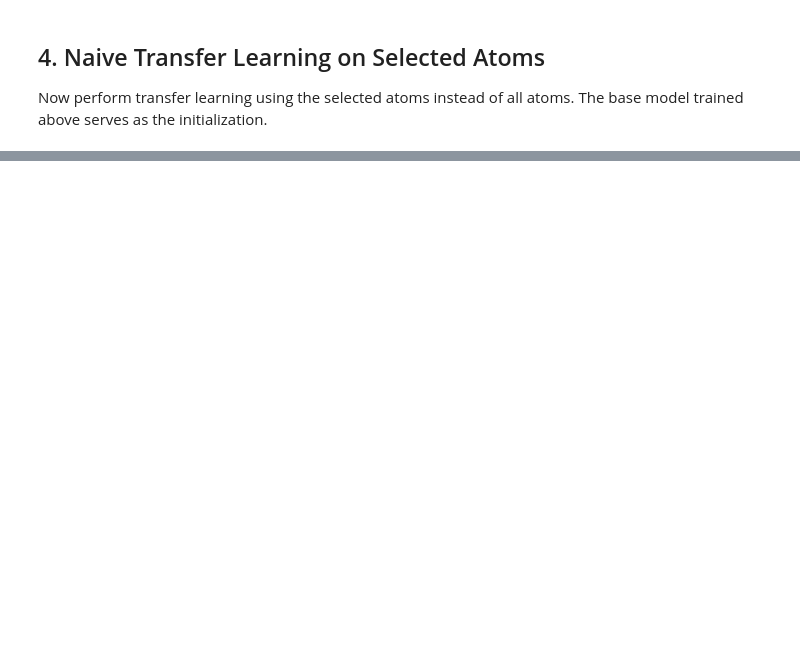
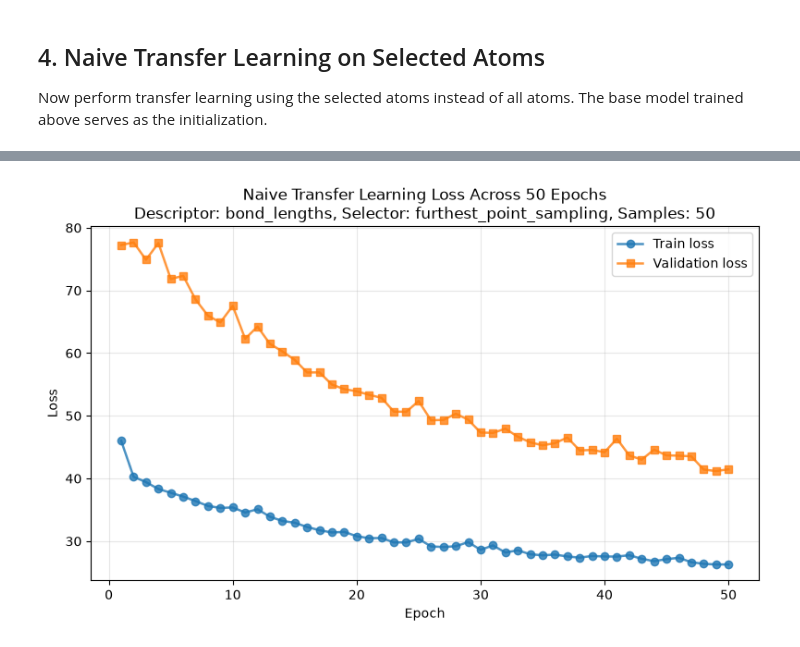
Before and after one commit to yoghurtfork/X-MACE, a Jupyter notebook: sampling/sampling.ipynb, the cells around one changed output, grey strips where cells are left out. Cells and saved outputs as stored; diff of their text form; code cells hidden in the pictures; blank space fills up the shorter version.

```diff
--- a/sampling/sampling.ipynb
+++ b/sampling/sampling.ipynb
@@ -433,20 +466,18 @@ print(f"Final valid loss: {transfer_history[-1]['valid_loss']:.6f}")
 # %%
-import matplotlib.pyplot as plt
-
 # Plot transfer learning training history
-epochs = [row["epoch"] for row in transfer_history]
-train_losses = [row["train_loss"] for row in transfer_history]
-valid_losses = [row["valid_loss"] for row in transfer_history]
+transfer_epochs = [row["epoch"] for row in transfer_history]
+transfer_train_losses = [row["train_loss"] for row in transfer_history]
+transfer_valid_losses = [row["valid_loss"] for row in transfer_history]
 
 fig, ax = plt.subplots(figsize=(8, 5))
-ax.plot(epochs, train_losses, marker="o", linewidth=1.8, label="Train loss", alpha=0.8)
-ax.plot(epochs, valid_losses, marker="s", linewidth=1.8, label="Validation loss", alpha=0.8)
+ax.plot(transfer_epochs, transfer_train_losses, marker="o", linewidth=1.8, label="Train loss", alpha=0.8)
+ax.plot(transfer_epochs, transfer_valid_losses, marker="s", linewidth=1.8, label="Validation loss", alpha=0.8)
 ax.set_xlabel("Epoch")
 ax.set_ylabel("Loss")
-ax.set_title(f"Transfer Learning Loss (Naive, {TRANSFER_MAX_EPOCHS} epochs)")
+ax.set_title(f"Naive Transfer Learning Loss Across {TRANSFER_MAX_EPOCHS} Epochs\nDescriptor: {DESCRIPTOR}, Selector: {SELECTOR}, Samples: {N_SAMPLES}")
 ax.grid(True, alpha=0.3)
 ax.legend()
 fig.tight_layout()
 plt.show()
-
-print(f"Training completed. Total training time: {sum(row['seconds'] for row in transfer_history):.1f}s")
+# %% [output]
+[figure, added]
```
Also changed, not shown: parts of 19 cells of this notebook, 5 other files.
